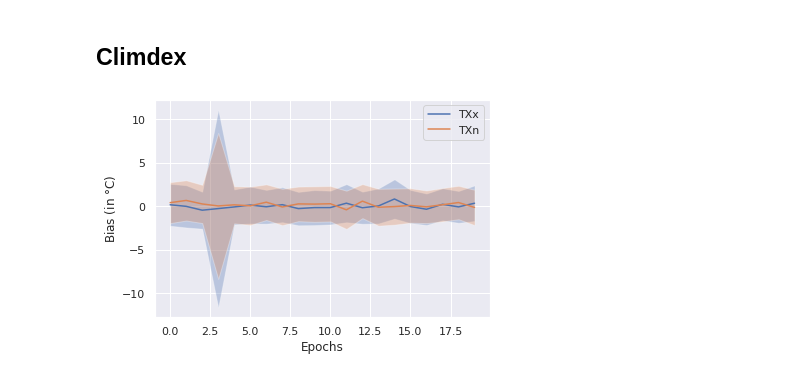
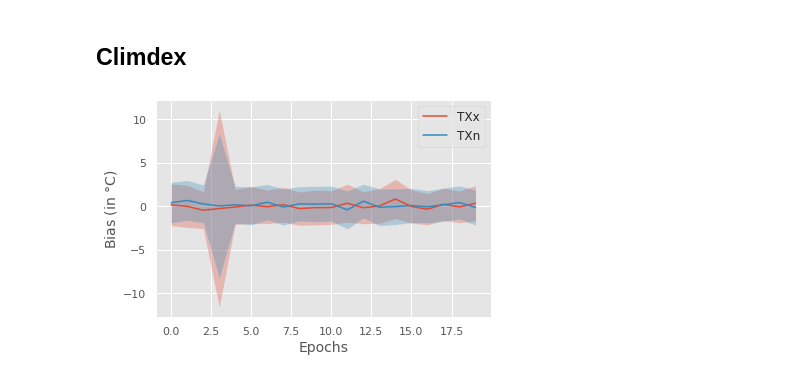
Before and after one commit to 6759-Project/generative-downscaling, a Jupyter notebook: make_figures.ipynb, the cells around one changed output. Cells and saved outputs as stored; diff of their text form; code cells hidden in the pictures.

```diff
--- a/make_figures.ipynb
+++ b/make_figures.ipynb
@@ -4,8 +4,9 @@
 import pandas as pd
 import wandb
 import matplotlib.pyplot as plt
-import seaborn as sns
-sns.set()
+# import seaborn as sns
+# sns.set()
+plt.style.use('ggplot')
 # %%
 wandb_api = wandb.Api()
 run = wandb_api.run(f"6759-proj/Train-Glow-2mTemp/3fh4tzm4")
@@ -151,16 +152,16 @@ plt.savefig('figures/g_aux.png')
 # %%
 fig = plt.figure()
 plt.plot(epochs, history['txx_bias_mean'].dropna(), label='TXx')
 plt.fill_between(epochs, history['txx_bias_mean'].dropna().to_numpy() - history['txx_bias_std'].dropna().to_numpy(),
                          history['txx_bias_mean'].dropna().to_numpy() + history['txx_bias_std'].dropna().to_numpy(),
                          alpha=0.3)
 plt.plot(epochs, history['txn_bias_mean'].dropna(), label='TXn')
 plt.fill_between(epochs, history['txn_bias_mean'].dropna().to_numpy() - history['txn_bias_std'].dropna().to_numpy(),
                          history['txn_bias_mean'].dropna().to_numpy() + history['txn_bias_std'].dropna().to_numpy(),
                          alpha=0.3)
-plt.ylabel(r'Bias (in $\degree$C)')
-plt.xlabel('Epochs')
-plt.legend()
-plt.savefig('figures/g_aux.png')
+plt.ylabel(r'Bias (in $\degree$C)', fontsize=14)
+plt.xlabel('Epochs', fontsize=14)
+plt.legend(fontsize=12)
+plt.savefig('figures/Climdex_txx_txn.png')
 # %% [output]
-[figure, old version]
+[figure, new version]
```
Also changed, not shown: parts of 6 cells of this notebook, 7 other files.
